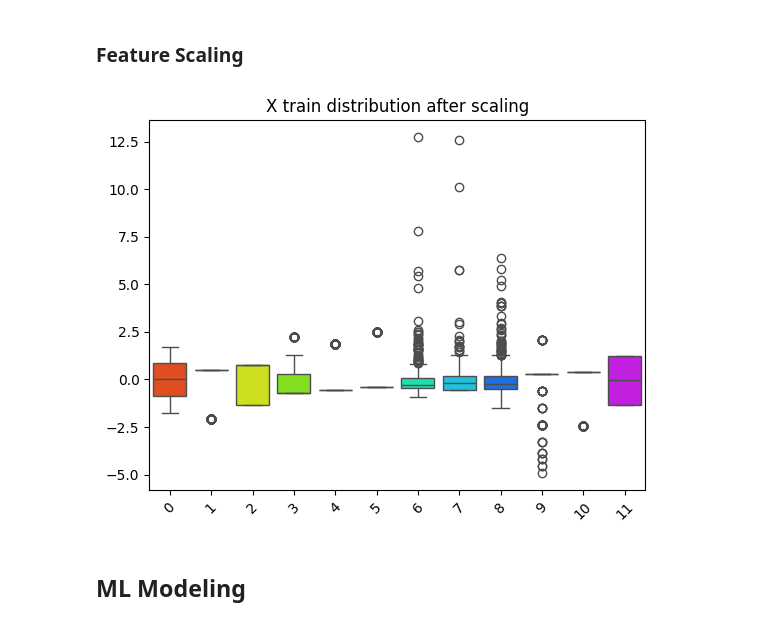
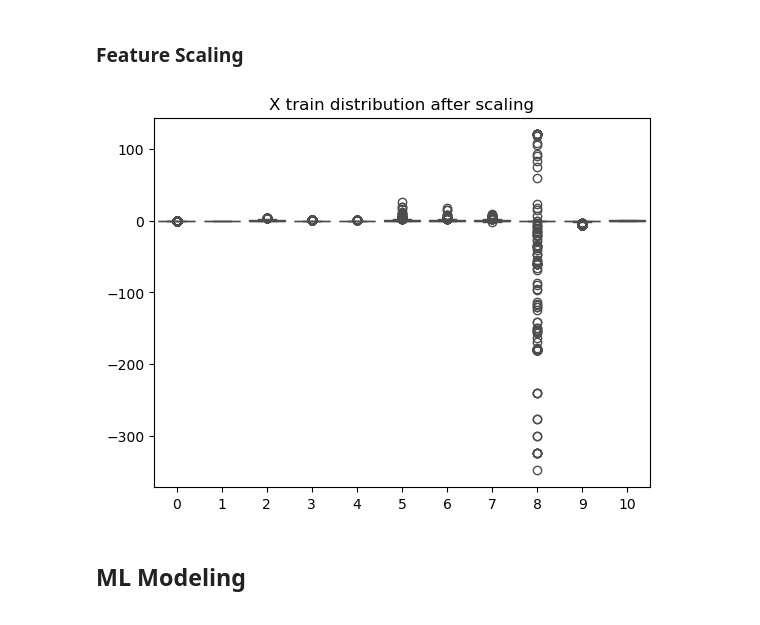
Before and after one commit to mjteran/loan_approval_ML, a Jupyter notebook: models/loan_approval_ML_updated.ipynb, the cells around one changed output. Cells and saved outputs as stored; diff of their text form; code cells hidden in the pictures.

```diff
--- a/models/loan_approval_ML_updated.ipynb
+++ b/models/loan_approval_ML_updated.ipynb
@@ -109,0 +473,4 @@ Percentage of missing values in Loan_Status: 0.0
+# %%
+# Drop extra created columns
+df = df.drop(['LoanAmount_Range', 'Loan_Amount_Term_Range', 'Income_Range', 'Income', 'Income_T_Range'], axis=1)
+df.head()
@@ -110,5 +484,5 @@ Percentage of missing values in Loan_Status: 0.0
 # %%
 # Fill missing values
-for i in df.columns:
-    if df[i].isnull().sum()>0:
-        df[i].fillna(df[i].mode()[0], inplace=True)
+#for i in df.columns:
+#    if df[i].isnull().sum()>0:
+#        df[i].fillna(df[i].mode()[0], inplace=True)
@@ -177,0 +564,7 @@ Y = df['Loan_Status'] # target feature
+# %%
+from imblearn.over_sampling import SMOTE
+
+# Apply SMOTE
+smote = SMOTE(sampling_strategy='minority')
+X, Y = smote.fit_resample(X, Y)
+Y.value_counts()
@@ -198,20 +596,20 @@ plt.show()
 # %% [markdown]
 ### Feature Scaling
 # %%
-from sklearn.preprocessing import StandardScaler
+from sklearn.preprocessing import RobustScaler
 
 # Perform Standard Scaler
-ss = StandardScaler()
-X_train = ss.fit_transform(X_train)
-X_test = ss.transform(X_test)
+rs = RobustScaler()
+X_train = rs.fit_transform(X_train)
+X_test = rs.transform(X_test)
 # %%
 # Visualize the box plot after scaling for each column
 sb.boxplot(data=X_train, palette='gist_rainbow')
 plt.title('X train distribution after scaling')
-plt.xticks(rotation=45)
+plt.xticks()
 plt.show()
 # %% [output]
-[figure, old version]
+[figure, new version]
 # %% [markdown]
 ## ML Modeling
 # %% [markdown]
```
Also changed, not shown: parts of 63 cells of this notebook.
